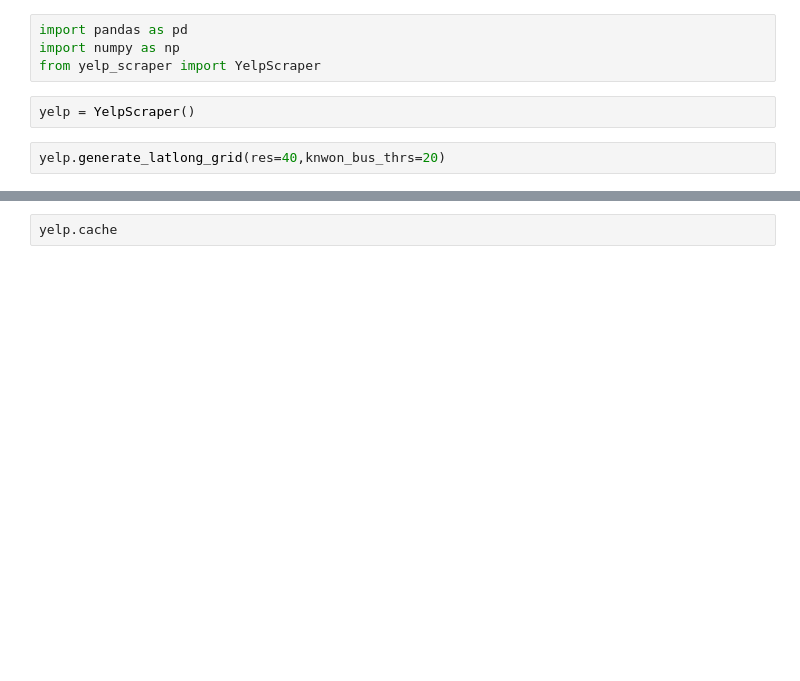
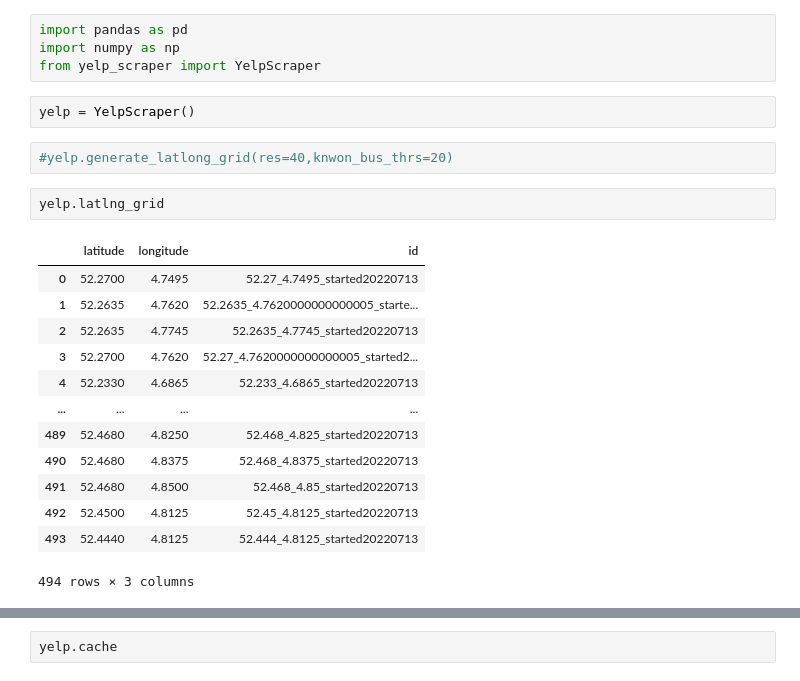
Before and after one commit to maufonsecasdfg/amsterdam_rent, a Jupyter notebook: yelp_runner.ipynb, the cells around one changed output, grey strips where cells are left out. Cells and saved outputs as stored; diff of their text form; blank space fills up the shorter version.

```diff
--- a/yelp_runner.ipynb
+++ b/yelp_runner.ipynb
@@ -4,7 +4,23 @@ import numpy as np
 from yelp_scraper import YelpScraper
 # %%
 yelp = YelpScraper()
-# %%
-yelp.generate_latlong_grid(res=40,knwon_bus_thrs=20)
+# %%
+#yelp.generate_latlong_grid(res=40,knwon_bus_thrs=20)
+# %%
+yelp.latlng_grid
+# %% [output]
+|  | latitude | longitude | id |
+| 0 | 52.2700 | 4.7495 | 52.27_4.7495_started20220713 |
+| 1 | 52.2635 | 4.7620 | 52.2635_4.7620000000000005_starte... |
+| 2 | 52.2635 | 4.7745 | 52.2635_4.7745_started20220713 |
+| 3 | 52.2700 | 4.7620 | 52.27_4.7620000000000005_started2... |
+| 4 | 52.2330 | 4.6865 | 52.233_4.6865_started20220713 |
+| ... | ... | ... | ... |
+| 489 | 52.4680 | 4.8250 | 52.468_4.825_started20220713 |
+| 490 | 52.4680 | 4.8375 | 52.468_4.8375_started20220713 |
+| 491 | 52.4680 | 4.8500 | 52.468_4.85_started20220713 |
+| 492 | 52.4500 | 4.8125 | 52.45_4.8125_started20220713 |
+| 493 | 52.4440 | 4.8125 | 52.444_4.8125_started20220713 |
+494 rows × 3 columns
 # %%
 yelp.get_businesses(radius=500,label='started20220713')
```
Also changed, not shown: parts of 13 cells of this notebook, 6 other files.
